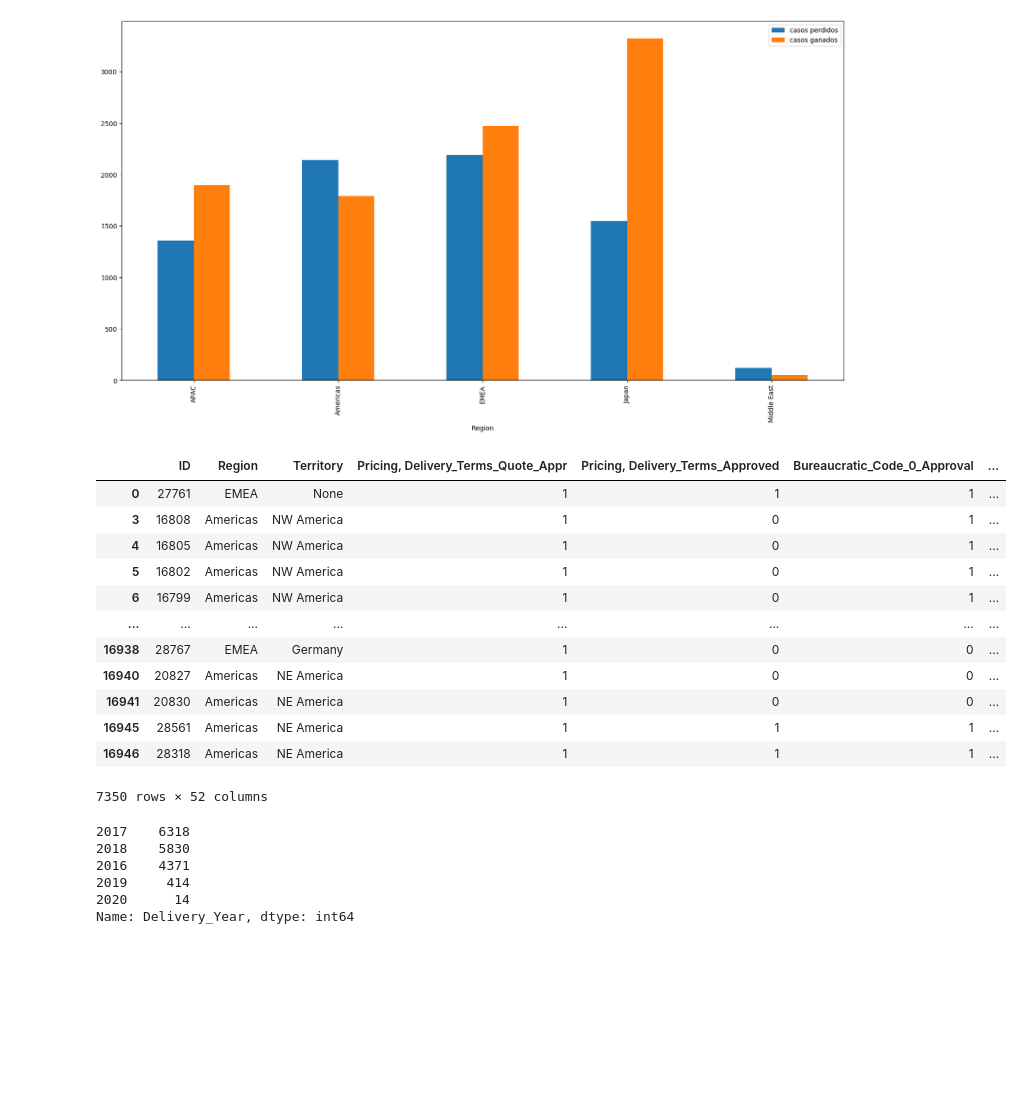
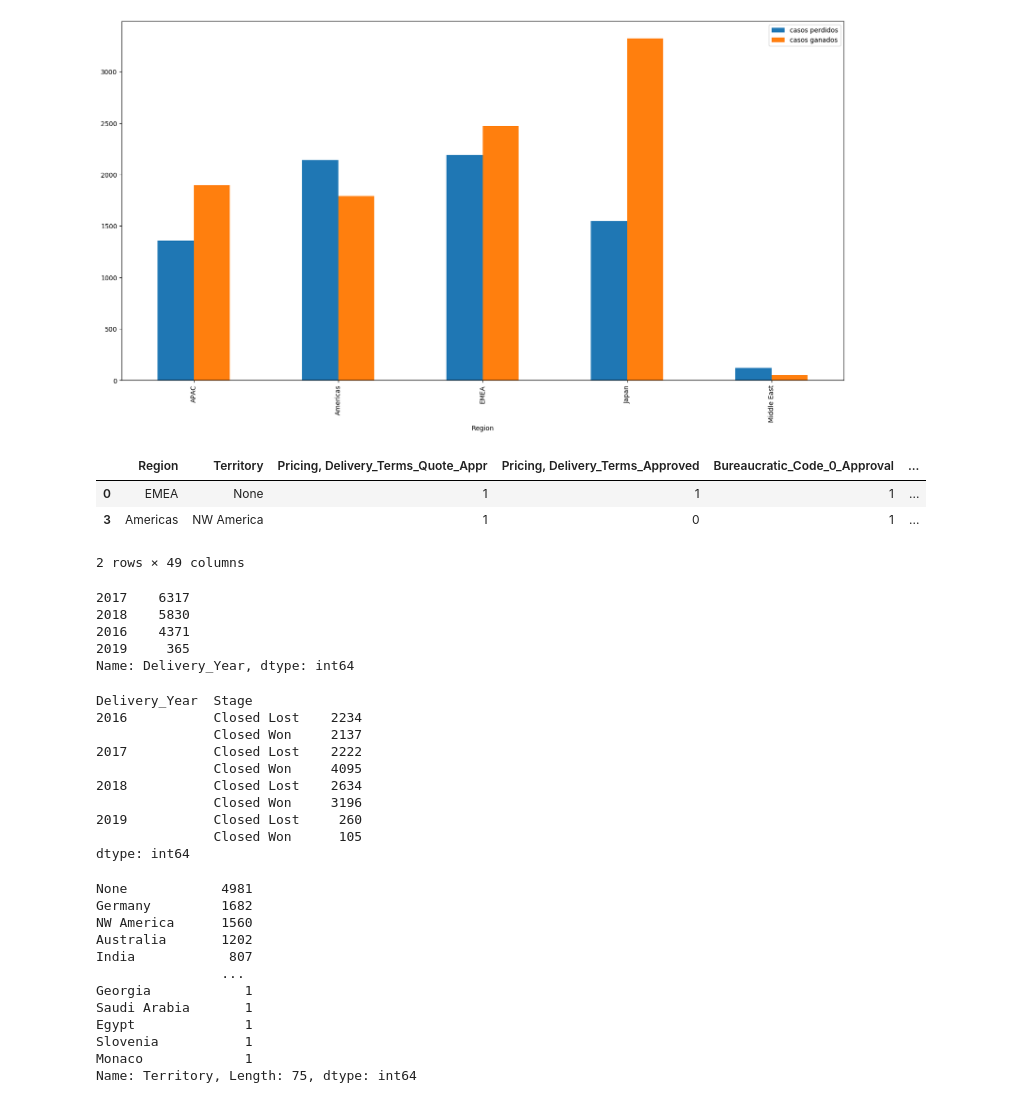
Before and after one commit to pola-fi/OrgaDatos2do2020, a Jupyter notebook: analisis_fecha_y_region.ipynb, the cells around one changed output. Cells and saved outputs as stored; diff of their text form; code cells hidden in the pictures; blank space fills up the shorter version.

Commit message:
analisis region

```diff
--- a/analisis_fecha_y_region.ipynb
+++ b/analisis_fecha_y_region.ipynb
@@ -9,7 +9,7 @@ import seaborn as sns
 plt.style.use('default') # haciendo los graficos un poco mas bonitos en matplotlib
 plt.rcParams['figure.figsize'] = (20, 10)
 
-df = pd.read_csv("./data/train.csv")
+df = pd.read_csv("./data/train_clean.csv")
 
 df.tail(2)
 # %% [output]
@@ -141,27 +81,46 @@ df_region_ganados_y_perdidos.plot(kind = 'bar')
 <matplotlib.axes._subplots.AxesSubplot at 0x...>
 [figure]
 # %%
-df_closed_lost
+df_closed_lost.head(2)
 # %% [output]
-|  | ID | Region | Territory | Pricing, Delivery_Terms_Quote_Appr | Pricing, Delivery_Terms_Approved | Bureaucratic_Code_0_Approval | ... |
-| 0 | 27761 | EMEA | None | 1 | 1 | 1 | ... |
-| 3 | 16808 | Americas | NW America | 1 | 0 | 1 | ... |
-| 4 | 16805 | Americas | NW America | 1 | 0 | 1 | ... |
-| 5 | 16802 | Americas | NW America | 1 | 0 | 1 | ... |
-| 6 | 16799 | Americas | NW America | 1 | 0 | 1 | ... |
-| ... | ... | ... | ... | ... | ... | ... | ... |
-| 16938 | 28767 | EMEA | Germany | 1 | 0 | 0 | ... |
-| 16940 | 20827 | Americas | NE America | 1 | 0 | 0 | ... |
-| 16941 | 20830 | Americas | NE America | 1 | 0 | 0 | ... |
-| 16945 | 28561 | Americas | NE America | 1 | 1 | 1 | ... |
-| 16946 | 28318 | Americas | NE America | 1 | 1 | 1 | ... |
+|  | Region | Territory | Pricing, Delivery_Terms_Quote_Appr | Pricing, Delivery_Terms_Approved | Bureaucratic_Code_0_Approval | ... |
+| 0 | EMEA | None | 1 | 1 | 1 | ... |
+| 3 | Americas | NW America | 1 | 0 | 1 | ... |
-7350 rows × 52 columns
+2 rows × 49 columns
 # %%
 df['Delivery_Year'].value_counts()
 # %% [output]
-2017    6318
+2017    6317
 2018    5830
 2016    4371
-2019     414
-2020      14
+2019     365
 Name: Delivery_Year, dtype: int64
+# %%
+df.groupby(['Delivery_Year', 'Stage']).size()
+# %% [output]
+Delivery_Year  Stage
+2016           Closed Lost    2234
+               Closed Won     2137
+2017           Closed Lost    2222
+               Closed Won     4095
+2018           Closed Lost    2634
+               Closed Won     3196
+2019           Closed Lost     260
+               Closed Won      105
+dtype: int64
+# %%
+## el campo territory cuenta con casi 1/3 de sus valores como None
+df['Territory'].value_counts()
+# %% [output]
+None            4981
+Germany         1682
+NW America      1560
+Australia       1202
+India            807
+                ...
+Georgia            1
+Saudi Arabia       1
+Egypt              1
+Slovenia           1
+Monaco             1
+Name: Territory, Length: 75, dtype: int64
```
Also changed, not shown: parts of 21 cells of this notebook.
